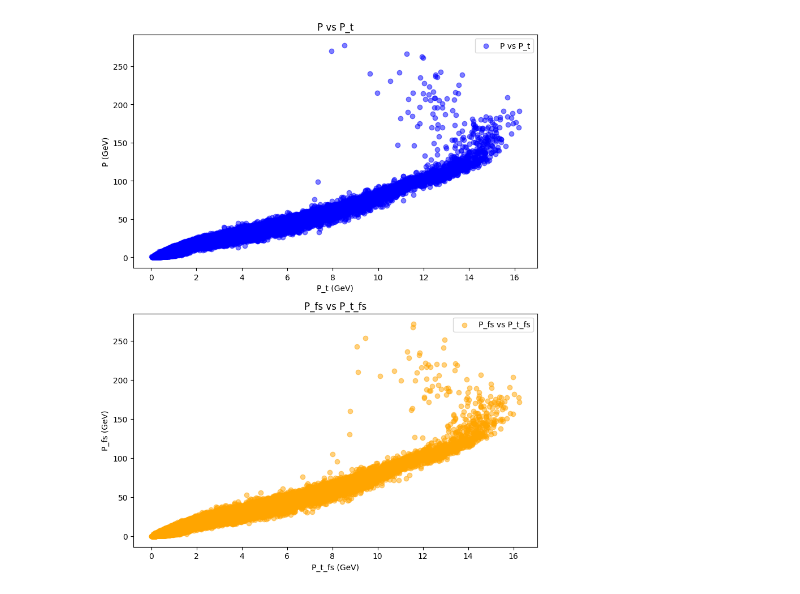
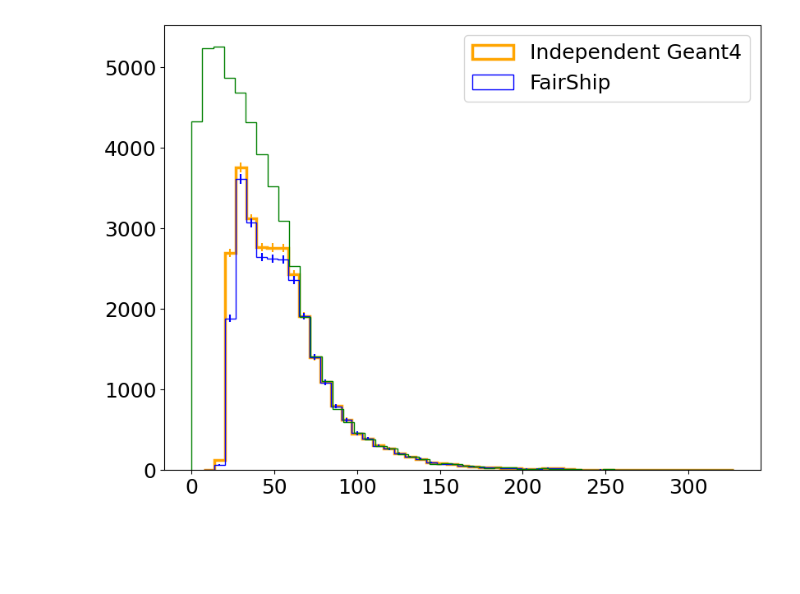
Before and after one commit to lfpc/fairship_simulation, a Jupyter notebook: scripts/analysis.ipynb, the cells around one changed output. Cells and saved outputs as stored; diff of their text form; code cells hidden in the pictures; blank space fills up the shorter version.

```diff
--- a/scripts/analysis.ipynb
+++ b/scripts/analysis.ipynb
@@ -57,3 +73,8 @@ px_fs_start,py_fs_start,pz_fs_start,x_start,y_start,z_start,pdg,x_fs,y_fs,z_fs,p
+# %%
+px,py,pz,x,y,z,charge = outputs[mask].T
+px_start,py_start,pz_start,x_start,y_start,z_start,charge_start = outputs_start[mask].T
+px_fs_start,py_fs_start,pz_fs_start,x_start,y_start,z_start,pdg,x_fs,y_fs,z_fs,px_fs,py_fs,pz_fs = outputs_fs[mask_fs].T
+x_start,y_start,z_start,x_fs,y_fs,z_fs = x_start/100,y_start/100,z_start/100,x_fs/100,y_fs/100,z_fs/100
 # %%
 pt_input = np.sqrt(px_input**2+py_input**2)
 P_input = np.sqrt(pt_input**2+pz_input**2)
@@ -136,23 +93,7 @@ plt.show()
-# %%
-fig, ax = plt.subplots(2, 1, figsize=(8, 10))
-
-# Plot P vs P_t
-ax[0].scatter(pt, P, alpha=0.5, label='P vs P_t', color='blue')
-ax[0].set_xlabel('P_t (GeV)')
-ax[0].set_ylabel('P (GeV)')
-ax[0].set_title('P vs P_t')
-ax[0].legend()
-
-# Plot P_fs vs P_t_fs
-ax[1].scatter(pt_fs, p_fs, alpha=0.5, label='P_fs vs P_t_fs', color='orange')
-ax[1].set_xlabel('P_t_fs (GeV)')
-ax[1].set_ylabel('P_fs (GeV)')
-ax[1].set_title('P_fs vs P_t_fs')
-ax[1].legend()
-
-# Adjust layout and show the plot
-plt.tight_layout()
-plt.show()
-# %% [output]
-[figure, removed]
+# %%
+hist1d(P_start, P_fs_start,density=False,bins = 50)
+plt.hist(P_input, bins=50, density=False, histtype='step', label='FairShip', color='green')
+plt.show()
+# %% [output]
+[figure, added]
 # %%
```
Also changed, not shown: parts of 20 cells of this notebook, 3 other files.
